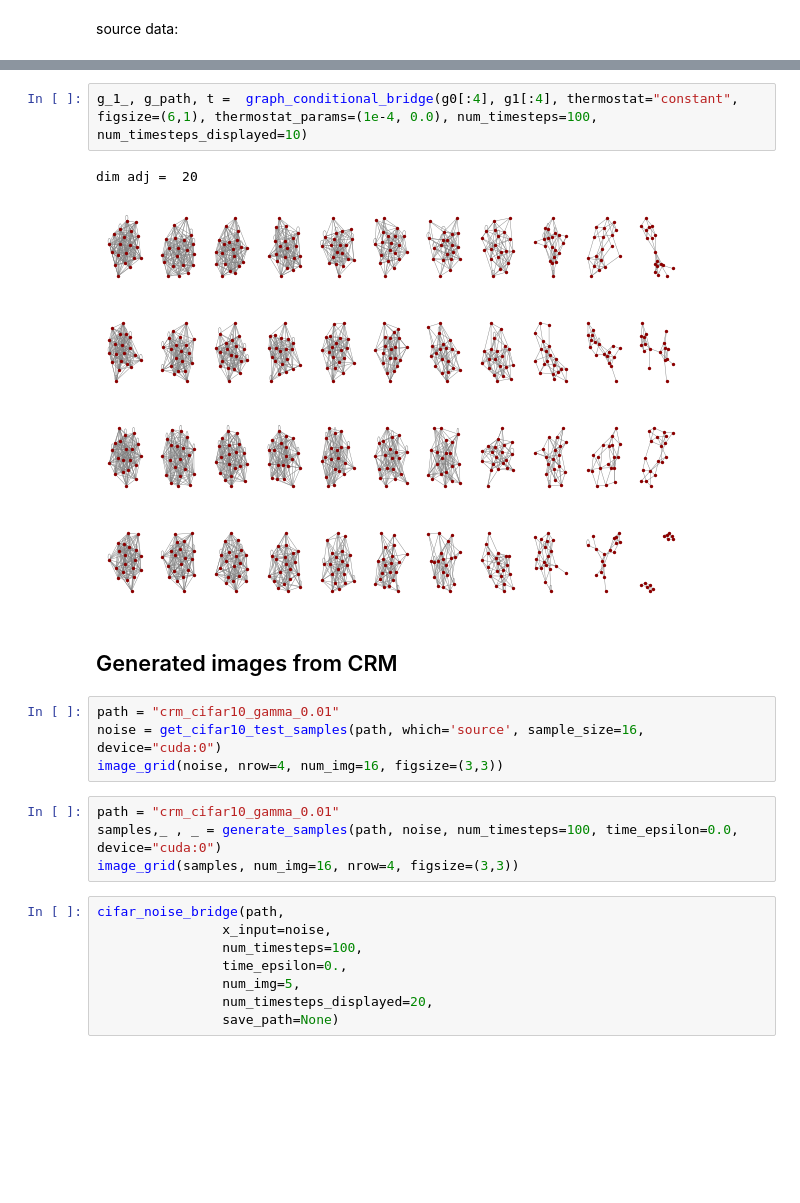
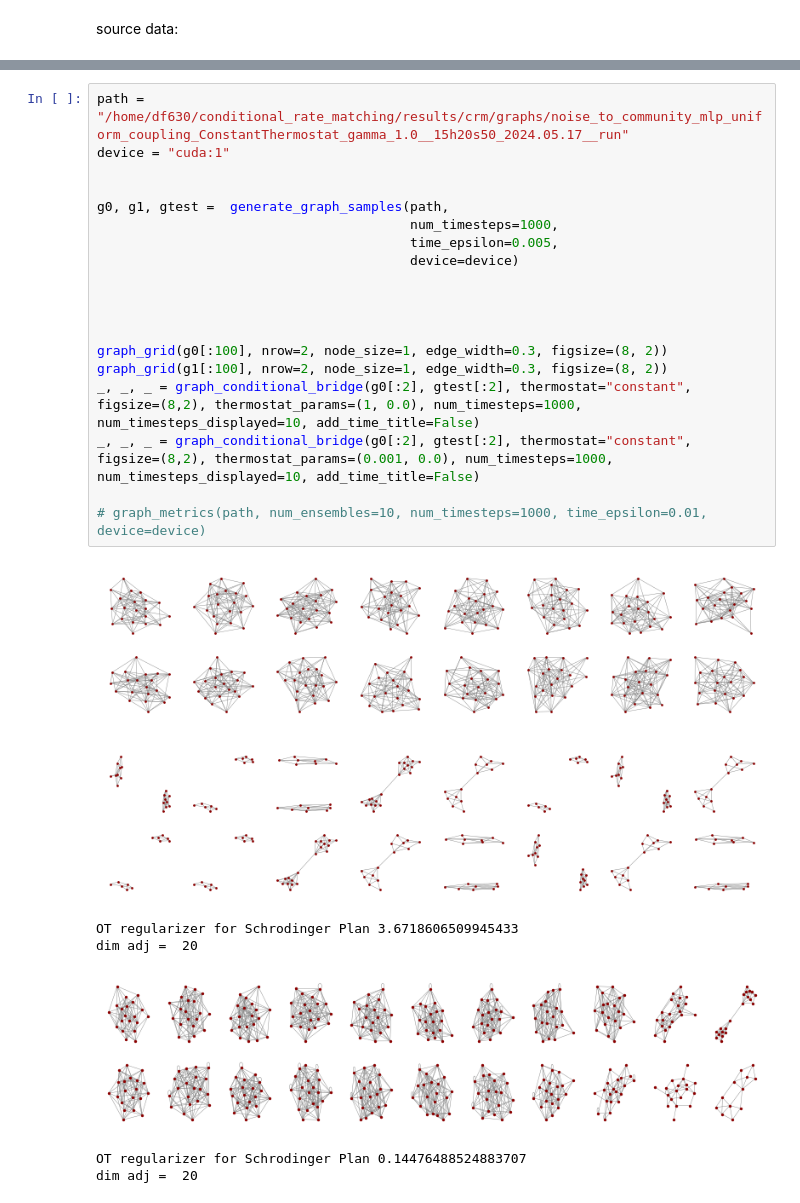
Before and after one commit to cesarali/conditional_rate_matching, a Jupyter notebook: experiments/graph/gen_graph_bridge.ipynb, the cells around one changed output, grey strips where cells are left out. Saved outputs shown, nothing was run; the diff lists cells and outputs as text; blank space fills up the shorter version.

```diff
--- a/experiments/graph/gen_graph_bridge.ipynb
+++ b/experiments/graph/gen_graph_bridge.ipynb
@@ -203,26 +5,27 @@ torch.Size([4, 17, 17])
-# %%
-g_1_, g_path, t =  graph_conditional_bridge(g0[:4], g1[:4], thermostat="constant",  figsize=(6,1), thermostat_params=(1e-4, 0.0), num_timesteps=100, num_timesteps_displayed=10)
-# %% [output]
-dim adj =  20
-[figure, removed]
-[figure, removed]
-[figure, removed]
-[figure, removed]
-# %% [markdown]
-## Generated images from CRM
-# %%
-path = "crm_cifar10_gamma_0.01"
-noise = get_cifar10_test_samples(path, which='source', sample_size=16, device="cuda:0")
-image_grid(noise, nrow=4, num_img=16, figsize=(3,3))
-# %%
-path = "crm_cifar10_gamma_0.01"
-samples,_ , _ = generate_samples(path, noise, num_timesteps=100, time_epsilon=0.0, device="cuda:0")
-image_grid(samples, num_img=16, nrow=4, figsize=(3,3))
-# %%
-cifar_noise_bridge(path,
-                x_input=noise,
-                num_timesteps=100,
-                time_epsilon=0.,
-                num_img=5,
-                num_timesteps_displayed=20,
-                save_path=None)
+# %%
+path = "/home/df630/conditional_rate_matching/results/crm/graphs/noise_to_community_mlp_uniform_coupling_ConstantThermostat_gamma_1.0__15h20s50_2024.05.17__run"
+device = "cuda:1"
+
+
+g0, g1, gtest =  generate_graph_samples(path,
+                                        num_timesteps=1000,
+                                        time_epsilon=0.005,
+                                        device=device)
+
+
+
+
+graph_grid(g0[:100], nrow=2, node_size=1, edge_width=0.3, figsize=(8, 2))
+graph_grid(g1[:100], nrow=2, node_size=1, edge_width=0.3, figsize=(8, 2))
+_, _, _ = graph_conditional_bridge(g0[:2], gtest[:2], thermostat="constant",  figsize=(8,2), thermostat_params=(1, 0.0), num_timesteps=1000, num_timesteps_displayed=10, add_time_title=False)
+_, _, _ = graph_conditional_bridge(g0[:2], gtest[:2], thermostat="constant",  figsize=(8,2), thermostat_params=(0.001, 0.0), num_timesteps=1000, num_timesteps_displayed=10, add_time_title=False)
+
+# graph_metrics(path, num_ensembles=10, num_timesteps=1000, time_epsilon=0.01, device=device)
+# %% [output]
+[figure, added]
+[figure, added]
+OT regularizer for Schrodinger Plan 3.6718606509945433
+dim adj =  20
+[figure, added]
+OT regularizer for Schrodinger Plan 0.14476488524883707
+dim adj =  20
```
Also changed, not shown: parts of 10 cells of this notebook, 5 other files.
